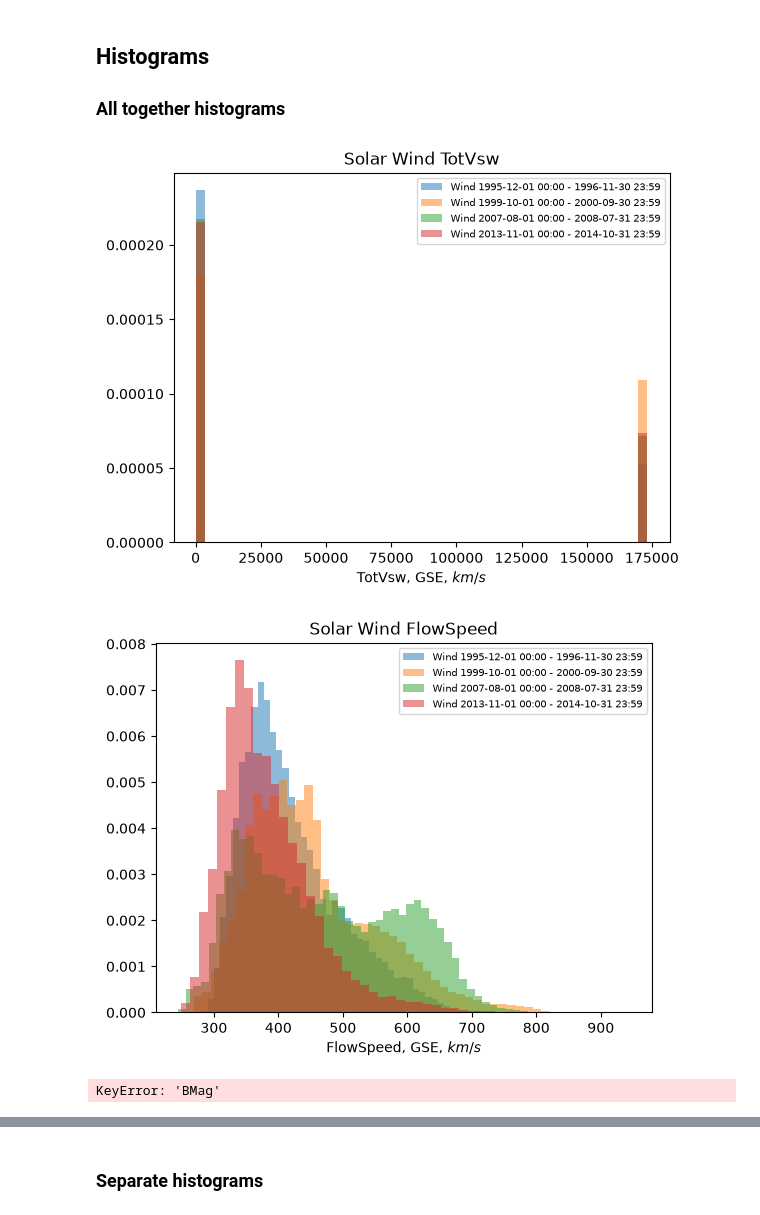
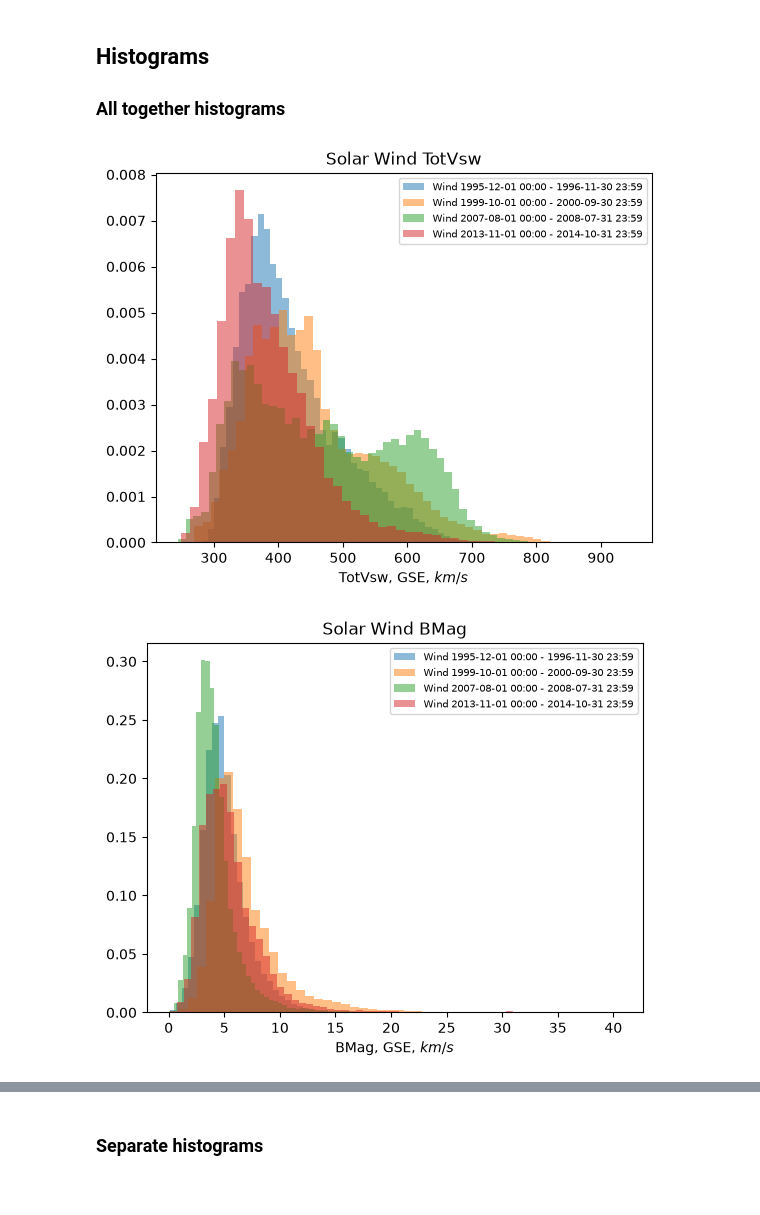
Before and after one commit to rahyndman/SolarWindCode, a Jupyter notebook: PlottingDataWindOnlyData.ipynb, the cells around one changed output, grey strips where cells are left out. Cells and saved outputs as stored; diff of their text form; code cells hidden in the pictures.

```diff
--- a/PlottingDataWindOnlyData.ipynb
+++ b/PlottingDataWindOnlyData.ipynb
@@ -578,16 +473,6 @@ PlotVswRemoveFiller(dataTSC24Max)
 # %%
 # Get BMag and plot data to check by eye if it's what you expect
 dataTSC23Min = AddBMag(dataTSC23Min)
-# dataTSC23Max = AddBMag(dataTSC23Max)
-# dataTSC24Min = AddBMag(dataTSC24Min)
-# dataTSC24Max = AddBMag(dataTSC24Max)
-
-
-PlotB(dataTSC23Min)
-# dataTSFirstDatesC23Max = AddBMag(dataTSFirstDatesC23Max)
-# # PlotB(dataTSFirstDatesC23Max)
-
-# dataTSFirstDatesC24Min = AddBMag(dataTSFirstDatesC24Min)
-# # PlotB(dataTSFirstDatesC24Min)
-# dataTSFirstDatesC24Max = AddBMag(dataTSFirstDatesC24Max)
-# # PlotB(dataTSFirstDatesC24Max)
+dataTSC23Max = AddBMag(dataTSC23Max)
+dataTSC24Min = AddBMag(dataTSC24Min)
+dataTSC24Max = AddBMag(dataTSC24Max)
@@ -664,17 +501,15 @@ PlotVswDotted(dataTSC23Min)
 # %%
 # Histogram formatting - all together
 Bin = 50
 Alpha = 0.5
 Legend = 7.5
-# Plotting = ["TotVsw", "BMag", "Bx_GSEGSM", "ByGSE", "BzGSE"]
-Plotting = ["TotVsw", "FlowSpeed", "BMag", "ScalarB", "Bx_GSEGSM", "ByGSE", "BzGSE"]
-fillerValues = [99999.9, 99999.9, 9999.99, 9999.99, 9999.99, 9999.99, 9999.99]
+Plotting = ["TotVsw", "BMag", "Bx_GSEGSM", "ByGSE", "BzGSE"]
+# Plotting = ["TotVsw", "BMag", "ScalarB", "Bx_GSEGSM", "ByGSE", "BzGSE"]
 
 dataTimeSerieses = [dataTSC23Min, dataTSC23Max, dataTSC24Min, dataTSC24Max]
 StartAndEnd = [[startDateC23Min, endDateC23Min], [startDateC23Max, endDateC23Max], [startDateC24Min, endDateC24Min], [startDateC24Max, endDateC24Max]]
 
-PlotHistTogetherRemoveFiller(dataTimeSerieses, Plotting, fillerValues)
+PlotHistTogether(dataTimeSerieses, Plotting)
 # %% [output]
-[figure, old version]
+[figure, new version]
-[figure, old version]
+[figure, new version]
-KeyError: 'BMag'
```
Also changed, not shown: parts of 30 cells of this notebook, 1 other file.
